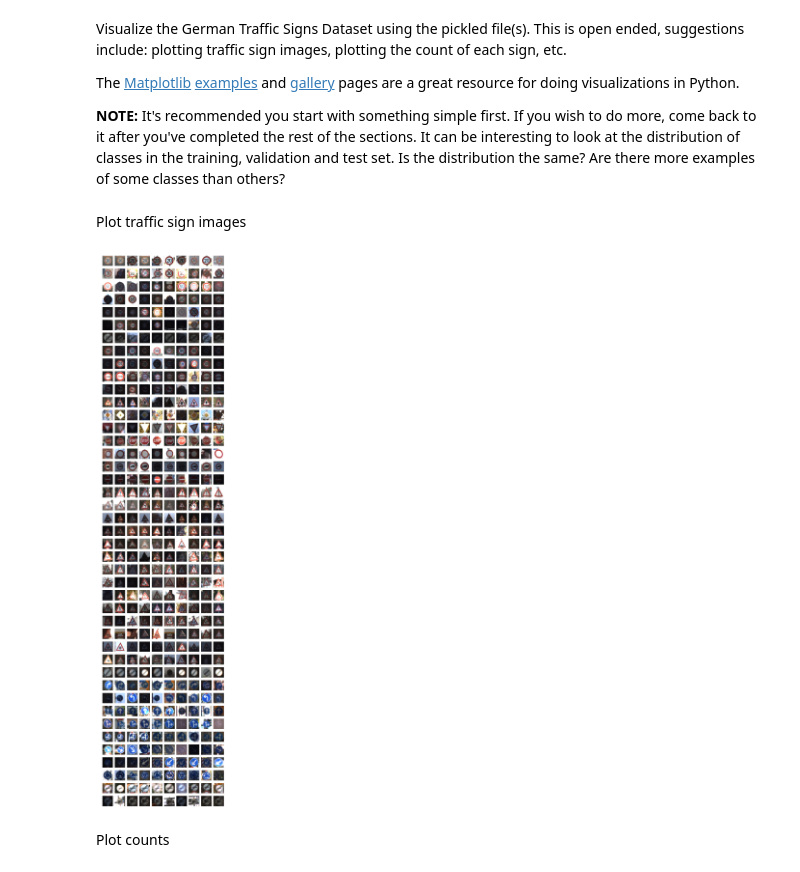
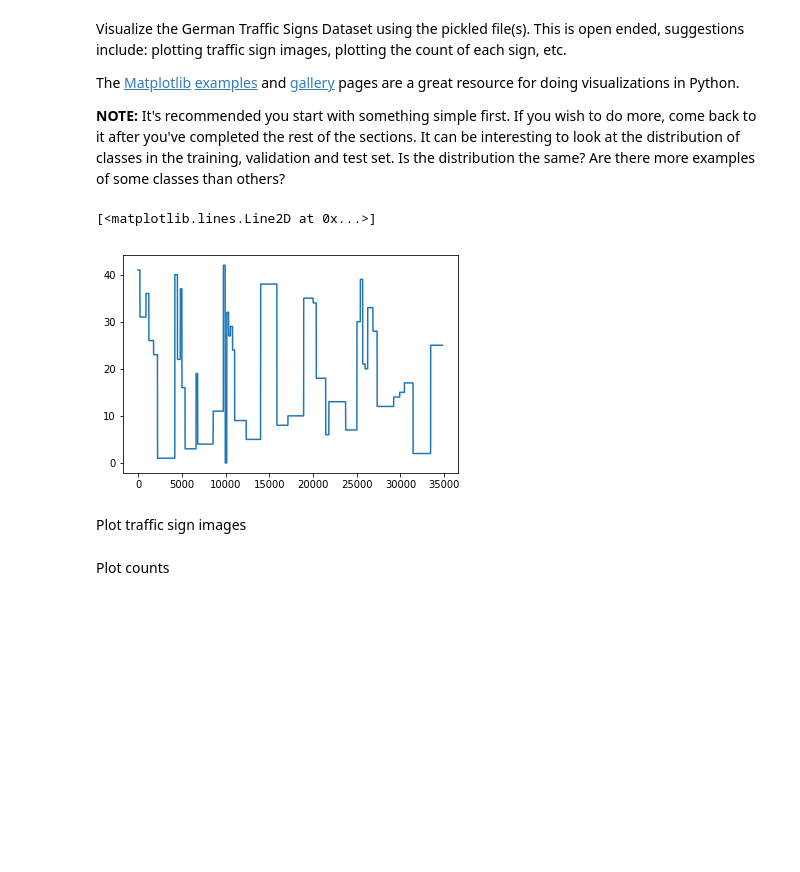
Before and after one commit to fstahl1/traffic-sign-classifier, a Jupyter notebook: Traffic_Sign_Classifier.ipynb, the cells around one changed output. Drawn from its saved outputs; the diff is of its cells as text; code cells hidden in the pictures; blank space fills up the shorter version.

```diff
--- a/Traffic_Sign_Classifier.ipynb
+++ b/Traffic_Sign_Classifier.ipynb
@@ -139,0 +103,5 @@ import matplotlib.pyplot as plt
+# %%
+plt.plot(y_train)
+# %% [output]
+[<matplotlib.lines.Line2D at 0x...>]
+[figure, added]
@@ -140,21 +110,18 @@ import matplotlib.pyplot as plt
 # %% [markdown]
 Plot traffic sign images
 # %%
-from tqdm import tqdm
+if explore_data:
+    n_rows = n_classes
+    n_cols = 10
 
-n_rows = n_classes
-n_cols = 10
+    number_of_images = n_rows*n_cols
+    figure, axis = plt.subplots(n_rows, n_cols, figsize=(9, 42))
+    # figure.subplots_adjust(hspace = 1, wspace = .1)
 
-number_of_images = n_rows*n_cols
-figure, axis = plt.subplots(n_rows, n_cols, figsize=(9, 42))
-# figure.subplots_adjust(hspace = 1, wspace = .1)
-
-for i_row in range(n_rows):
-    idx_spc = np.where(y_train==i_row)
-    for i_col in range(n_cols):
-        idx = np.random.randint(idx_spc[0][0],idx_spc[0][-1])
-        image = X_train[idx,:,:,:]
-        axis[i_row,i_col].axis('off')
-        axis[i_row,i_col].imshow(image)
+    for i_row in range(n_rows):
+        idx_spc = np.where(y_train==i_row)
+        for i_col in range(n_cols):
+            idx = np.random.randint(idx_spc[0][0],idx_spc[0][-1])
+            image = X_train[idx,:,:,:]
+            axis[i_row,i_col].axis('off')
+            axis[i_row,i_col].imshow(image)
-# %% [output]
-[figure, removed]
```
Also changed, not shown: parts of 30 cells of this notebook, 3 other files.
